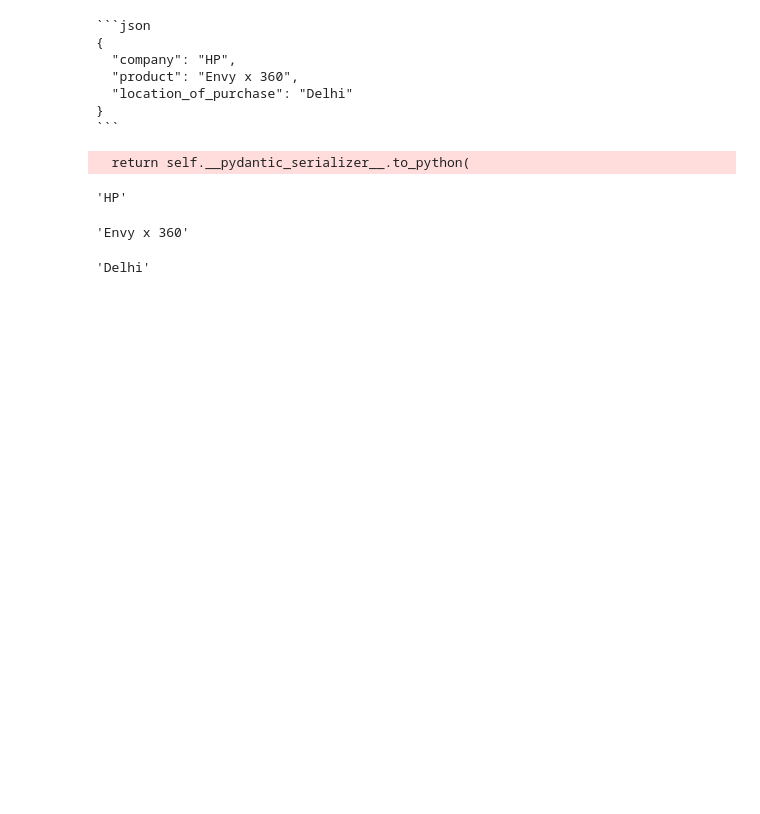
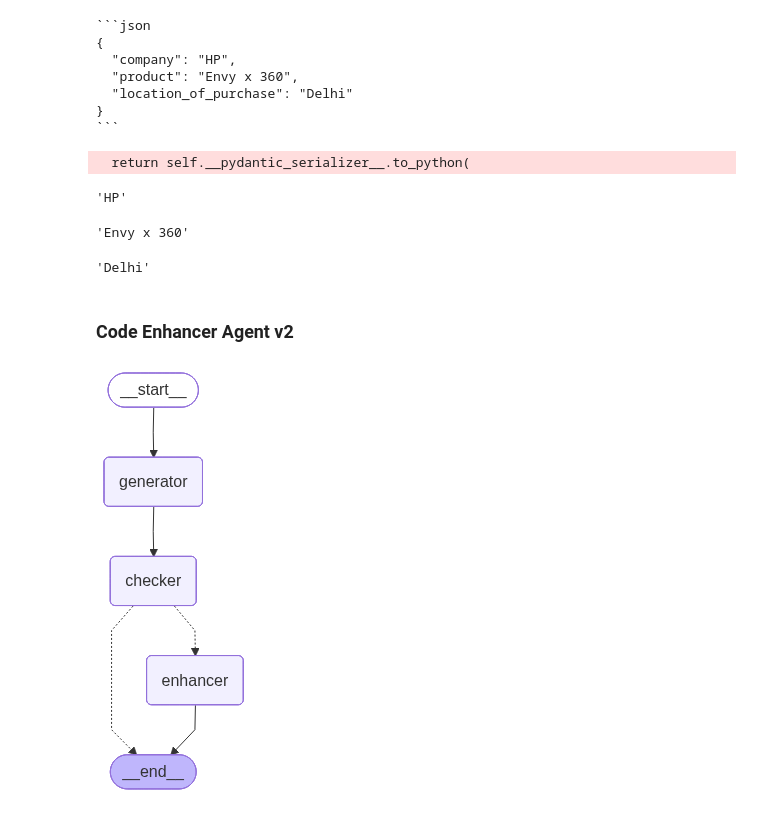
Before and after one commit to anshupandey/EY_GenAI_Architect, a Jupyter notebook: GurugramMarch26/code4_langchain_langgraph.ipynb, the cells around one changed output. Cells and saved outputs as stored; diff of their text form; code cells hidden in the pictures; blank space fills up the shorter version.

```diff
--- a/GurugramMarch26/code4_langchain_langgraph.ipynb
+++ b/GurugramMarch26/code4_langchain_langgraph.ipynb
@@ -196,3 +196,12 @@ response.product_name
 response.location
 # %% [output]
 'Delhi'
+# %% [markdown]
+### Code Enhancer Agent v2
+# %%
+from typing import TypedDict
+class myDataModel(TypedDict):
+    task:str
+    generated_code:str
+    enhanced_code:str
+    checker_status:str
@@ -198,0 +230,39 @@ response.location
+# %%
+# checker node
+
+class check_op(BaseModel):
+    enhancement:str = Field(description='whether code needs enahncement, "yes" or "no" one word answer')
+
+def code_check(state:myDataModel)->myDataModel:
+    prompt_temp = ChatPromptTemplate([("system","You need to analyze provided code that It needs enhancements for adding docstrings and comments or not. prvide answer in one word."),
+                                  ("user","Code: {code}")])
+    model = init_chat_model('azure_openai:gpt-4o-mini')
+    check_model = model.with_structured_output(check_op)
+
+
+    checker = prompt_temp | check_model
+    response = checker.invoke({"code":state['generated_code']})
+    return {'checker_status':response.enhancement}
+# %%
+from langgraph.graph import StateGraph, START, END
+builder = StateGraph(myDataModel)
+builder.add_node("generator",code_gen)
+builder.add_node('enhancer',code_enh)
+builder.add_node("checker",code_check)
+
+
+builder.add_edge(START,'generator')
+builder.add_edge('generator','checker')
+
+def condition_check(state:myDataModel):
+    if state['checker_status']=='yes':
+        return 'enhancer'
+    else:
+        return END
+builder.add_conditional_edges("checker",condition_check,{'enhancer':'enhancer',END:END})
+
+builder.add_edge("enhancer",END)
+graph = builder.compile()
+graph
+# %% [output]
+[figure, added]
```
Also changed, not shown: parts of 4 cells of this notebook.
